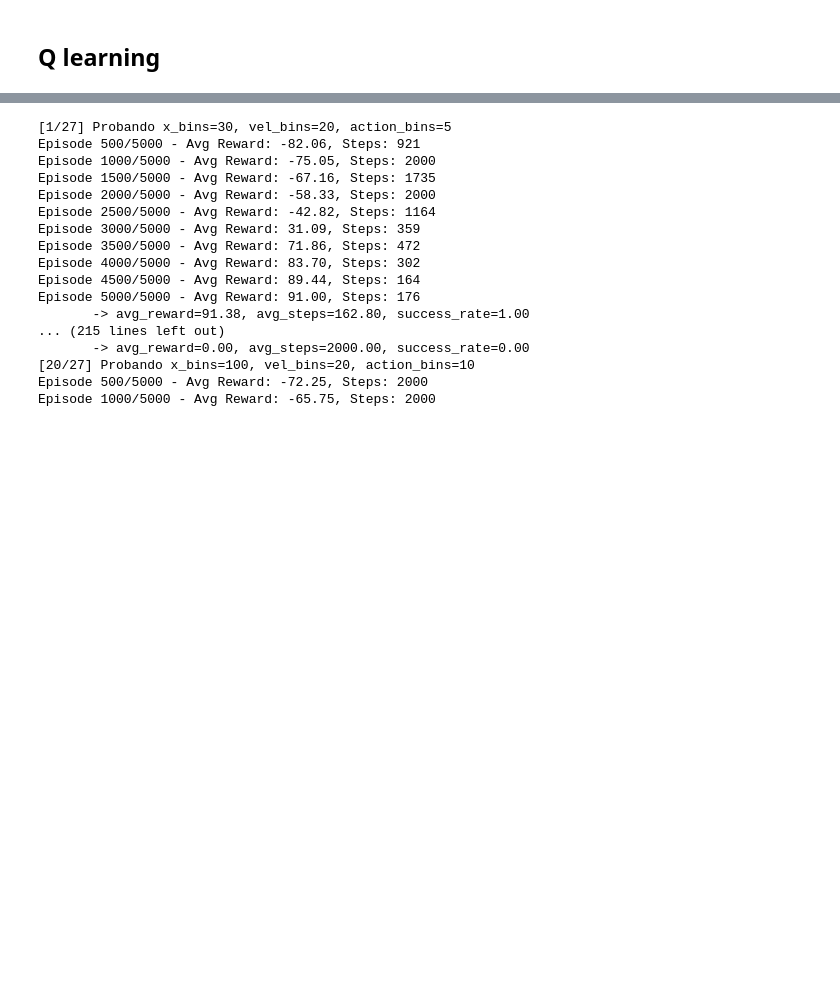
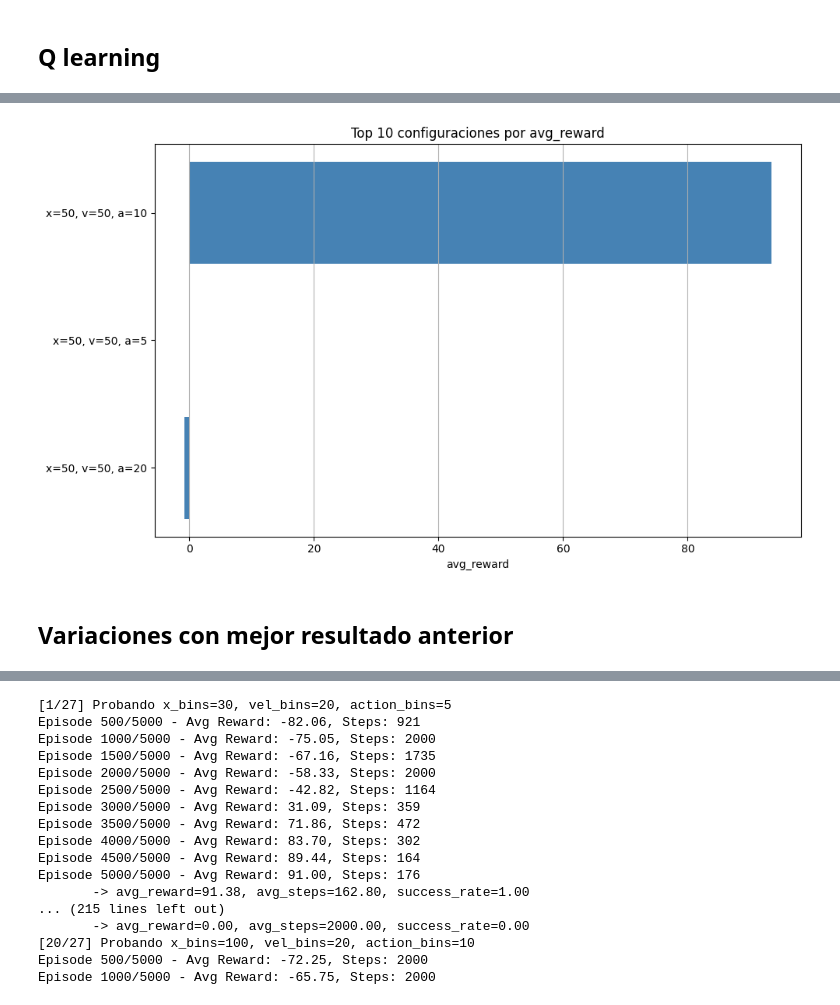
Before and after one commit to Martinabz/Obligatorio-IA-Abzaradel-Olaso-282958-281981-, a Jupyter notebook: Obligatorio Marzo 2026/MountainCarContinuous/continuous_mountain_car.ipynb, the cells around one changed output, grey strips where cells are left out. Saved outputs shown, nothing was run; the diff lists cells and outputs as text; code cells hidden in the pictures; blank space fills up the shorter version.

```diff
--- a/Obligatorio Marzo 2026/MountainCarContinuous/continuous_mountain_car.ipynb
+++ b/Obligatorio Marzo 2026/MountainCarContinuous/continuous_mountain_car.ipynb
@@ -504,0 +515,12 @@ manager.plot_comparisons()
+# %%
+manager = ExperimentManager()
+evaluator = DiscretizationEvaluator(manager)
+
+train_kwargs = {
+    'episodes': 5000,
+    'alpha': 0.05,
+    'gamma': 0.99,
+    'epsilon_start': 0.99,
+    'epsilon_end': 0.0005,
+    'max_steps': 3000,
+}
@@ -504,0 +558,6 @@ manager.plot_comparisons()
+# %%
+evaluator.plot_ranking()
+# %% [output]
+[figure, added]
+# %% [markdown]
+## Variaciones con mejor resultado anterior
```
Also changed, not shown: parts of 9 cells of this notebook, 1 other file.
